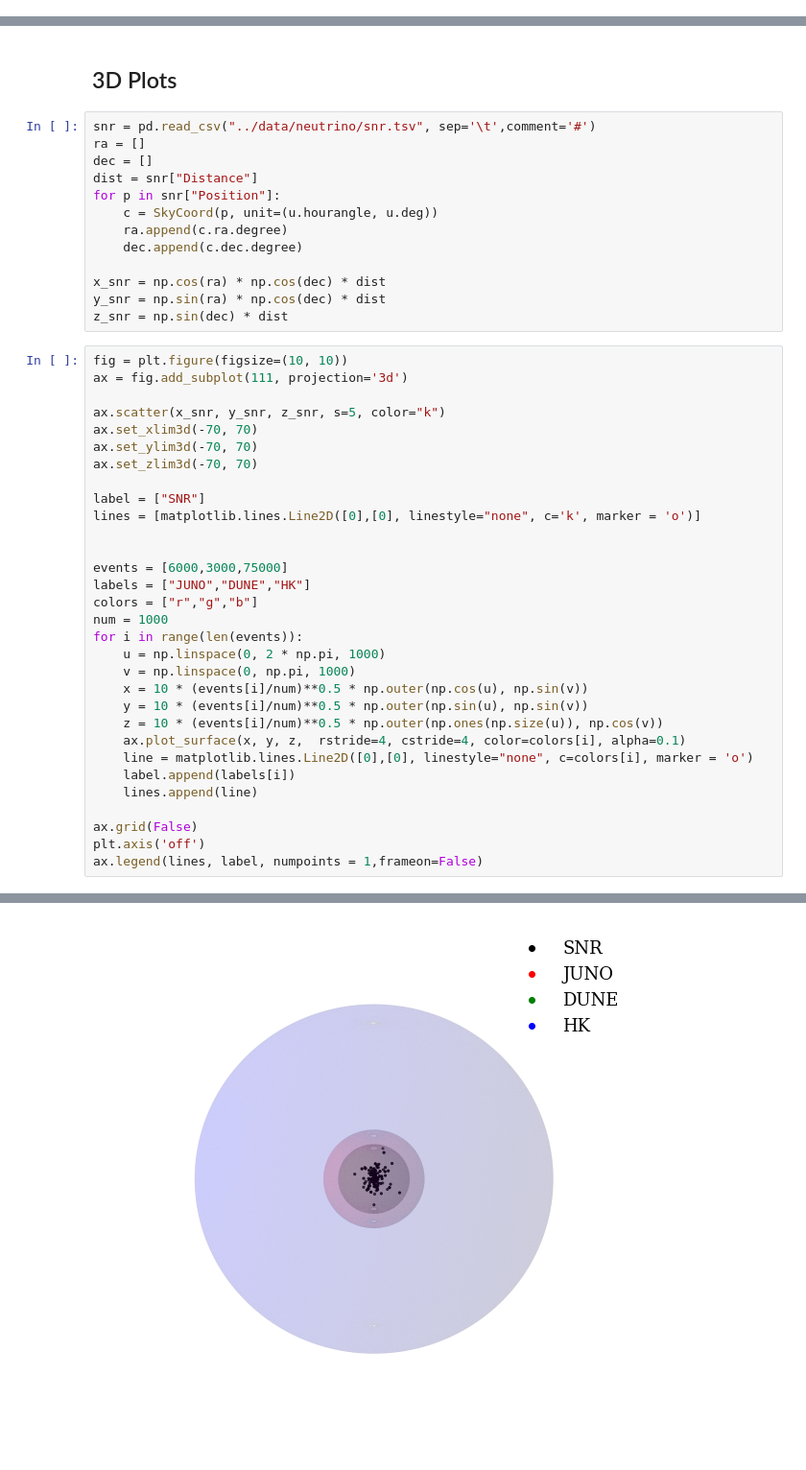
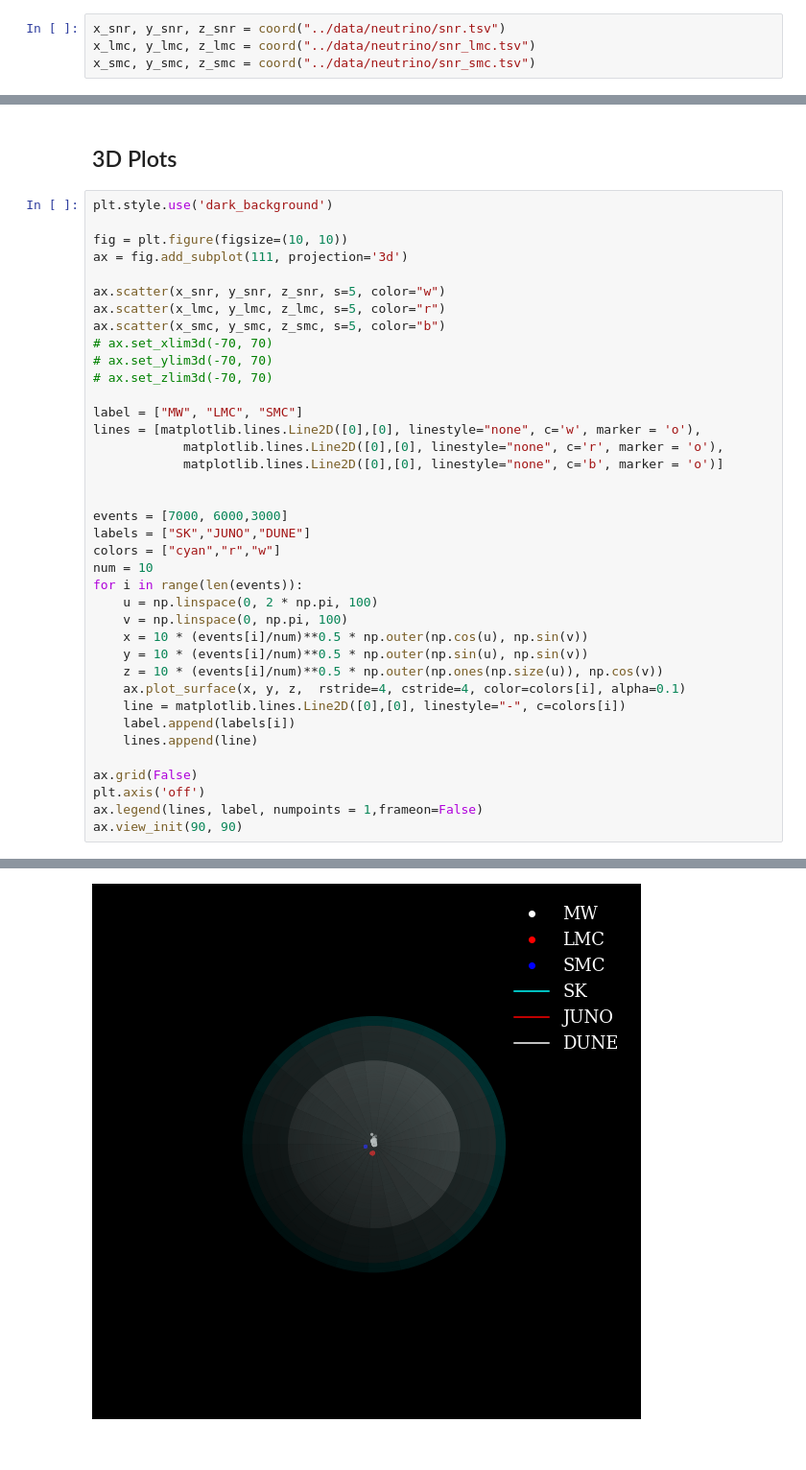
Before and after one commit to PrincetonUniversity/AST541-Fall2020, a Jupyter notebook: notebooks/Supernova_Neutrino.ipynb, the cells around one changed output, grey strips where cells are left out. Shown at 96% size. Cells and saved outputs as stored; diff of their text form.

Commit message:
Modify SN neutrino notebook

```diff
--- a/notebooks/Supernova_Neutrino.ipynb
+++ b/notebooks/Supernova_Neutrino.ipynb
@@ -11,0 +30,4 @@ matplotlib.rcParams['font.size'] = 18
+# %%
+x_snr, y_snr, z_snr = coord("../data/neutrino/snr.tsv")
+x_lmc, y_lmc, z_lmc = coord("../data/neutrino/snr_lmc.tsv")
+x_smc, y_smc, z_smc = coord("../data/neutrino/snr_smc.tsv")
@@ -91,47 +109,41 @@ Text(0, 0.5, 'y (kpc)')
 # %% [markdown]
 ## 3D Plots
-# %%
-snr = pd.read_csv("../data/neutrino/snr.tsv", sep='\t',comment='#')
-ra = []
-dec = []
-dist = snr["Distance"]
-for p in snr["Position"]:
-    c = SkyCoord(p, unit=(u.hourangle, u.deg))
-    ra.append(c.ra.degree)
-    dec.append(c.dec.degree)
-
-x_snr = np.cos(ra) * np.cos(dec) * dist
-y_snr = np.sin(ra) * np.cos(dec) * dist
-z_snr = np.sin(dec) * dist
 # %%
+plt.style.use('dark_background')
+
 fig = plt.figure(figsize=(10, 10))
 ax = fig.add_subplot(111, projection='3d')
 
-ax.scatter(x_snr, y_snr, z_snr, s=5, color="k")
-ax.set_xlim3d(-70, 70)
-ax.set_ylim3d(-70, 70)
-ax.set_zlim3d(-70, 70)
+ax.scatter(x_snr, y_snr, z_snr, s=5, color="w")
+ax.scatter(x_lmc, y_lmc, z_lmc, s=5, color="r")
+ax.scatter(x_smc, y_smc, z_smc, s=5, color="b")
+# ax.set_xlim3d(-70, 70)
+# ax.set_ylim3d(-70, 70)
+# ax.set_zlim3d(-70, 70)
 
-label = ["SNR"]
-lines = [matplotlib.lines.Line2D([0],[0], linestyle="none", c='k', marker = 'o')]
+label = ["MW", "LMC", "SMC"]
+lines = [matplotlib.lines.Line2D([0],[0], linestyle="none", c='w', marker = 'o'),
+            matplotlib.lines.Line2D([0],[0], linestyle="none", c='r', marker = 'o'),
+            matplotlib.lines.Line2D([0],[0], linestyle="none", c='b', marker = 'o')]
 
 
-events = [6000,3000,75000]
-labels = ["JUNO","DUNE","HK"]
-colors = ["r","g","b"]
-num = 1000
+events = [7000, 6000,3000]
+labels = ["SK","JUNO","DUNE"]
+colors = ["cyan","r","w"]
+num = 10
 for i in range(len(events)):
-    u = np.linspace(0, 2 * np.pi, 1000)
-    v = np.linspace(0, np.pi, 1000)
+    u = np.linspace(0, 2 * np.pi, 100)
+    v = np.linspace(0, np.pi, 100)
     x = 10 * (events[i]/num)**0.5 * np.outer(np.cos(u), np.sin(v))
     y = 10 * (events[i]/num)**0.5 * np.outer(np.sin(u), np.sin(v))
     z = 10 * (events[i]/num)**0.5 * np.outer(np.ones(np.size(u)), np.cos(v))
     ax.plot_surface(x, y, z,  rstride=4, cstride=4, color=colors[i], alpha=0.1)
-    line = matplotlib.lines.Line2D([0],[0], linestyle="none", c=colors[i], marker = 'o')
+    line = matplotlib.lines.Line2D([0],[0], linestyle="-", c=colors[i])
     label.append(labels[i])
     lines.append(line)
 
 ax.grid(False)
 plt.axis('off')
 ax.legend(lines, label, numpoints = 1,frameon=False)
+ax.view_init(90, 90)
 # %% [output]
@@ -139,2 +150,2 @@ ax.legend(lines, label, numpoints = 1,frameon=False)
-[figure, old version]
+[figure, new version]
 # %%
```
Also changed, not shown: parts of 6 cells of this notebook, 2 other files.
